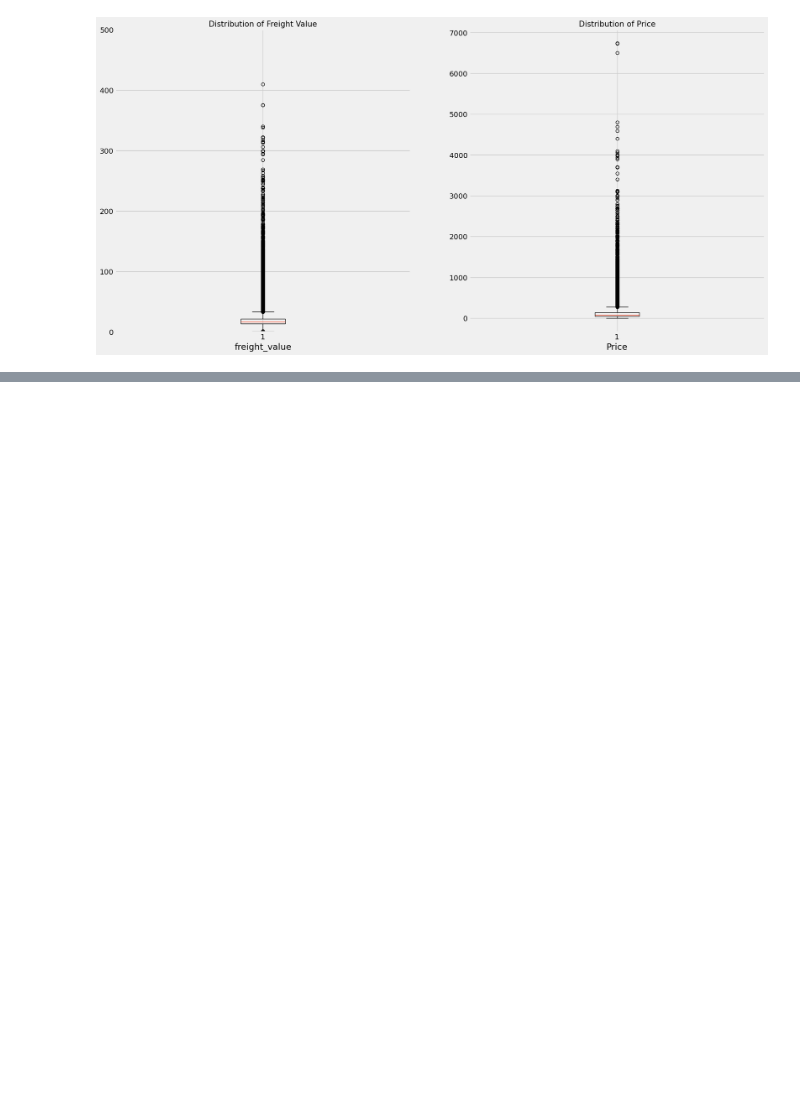
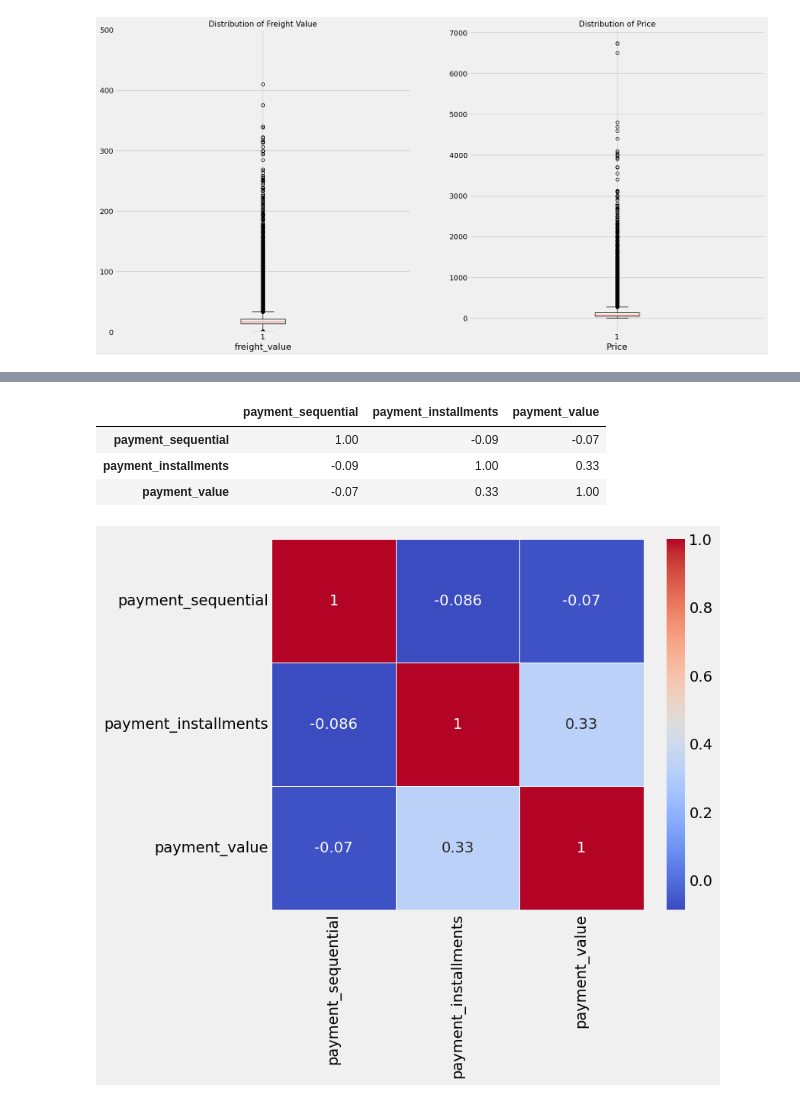
Before and after one commit to jugnuarora/Capstone-Project-E-Commerce, a Jupyter notebook: EDA_Fahad.ipynb, the cells around one changed output, grey strips where cells are left out. Cells and saved outputs as stored; diff of their text form; code cells hidden in the pictures; blank space fills up the shorter version.

```diff
--- a/EDA_Fahad.ipynb
+++ b/EDA_Fahad.ipynb
@@ -304,3 +321,6 @@ ax[1].set_xlabel("Price")
 ax[1].set_title("Distribution of Price", fontsize = 15);
 # %% [output]
 [figure]
+# %%
+op = order_payments_ref_df
+op.head()
@@ -306,0 +334,14 @@ ax[1].set_title("Distribution of Price", fontsize = 15);
+# %%
+corr_columns = ['payment_sequential', 'payment_type', 'payment_installments', 'payment_value']
+corr_mtrx1 = op[corr_columns].corr()
+corr_mtrx1
+# %% [output]
+|  | payment_sequential | payment_installments | payment_value |
+| payment_sequential | 1.00 | -0.09 | -0.07 |
+| payment_installments | -0.09 | 1.00 | 0.33 |
+| payment_value | -0.07 | 0.33 | 1.00 |
+# %%
+plt.figure(figsize = (7,6))
+ax = sns.heatmap(corr_mtrx1, linewidths=.5, annot=True, cmap='coolwarm')
+# %% [output]
+[figure, added]
```
Also changed, not shown: parts of 15 cells of this notebook.
